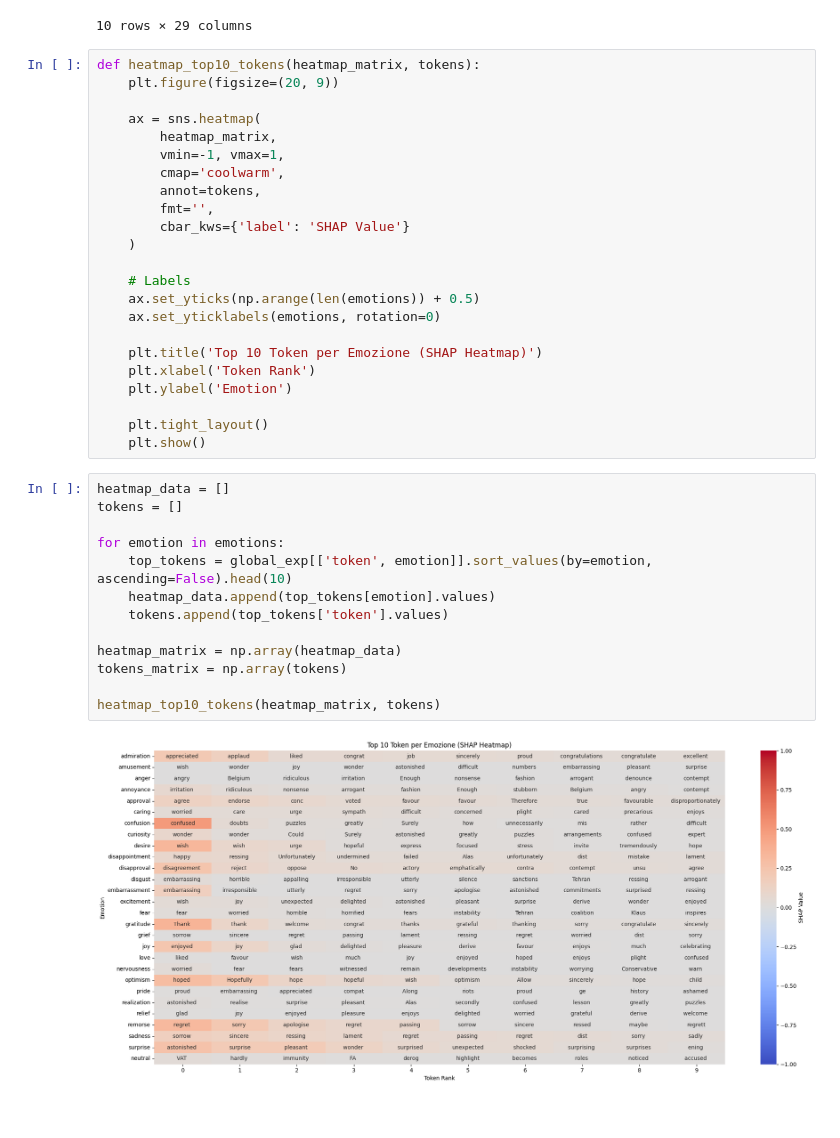
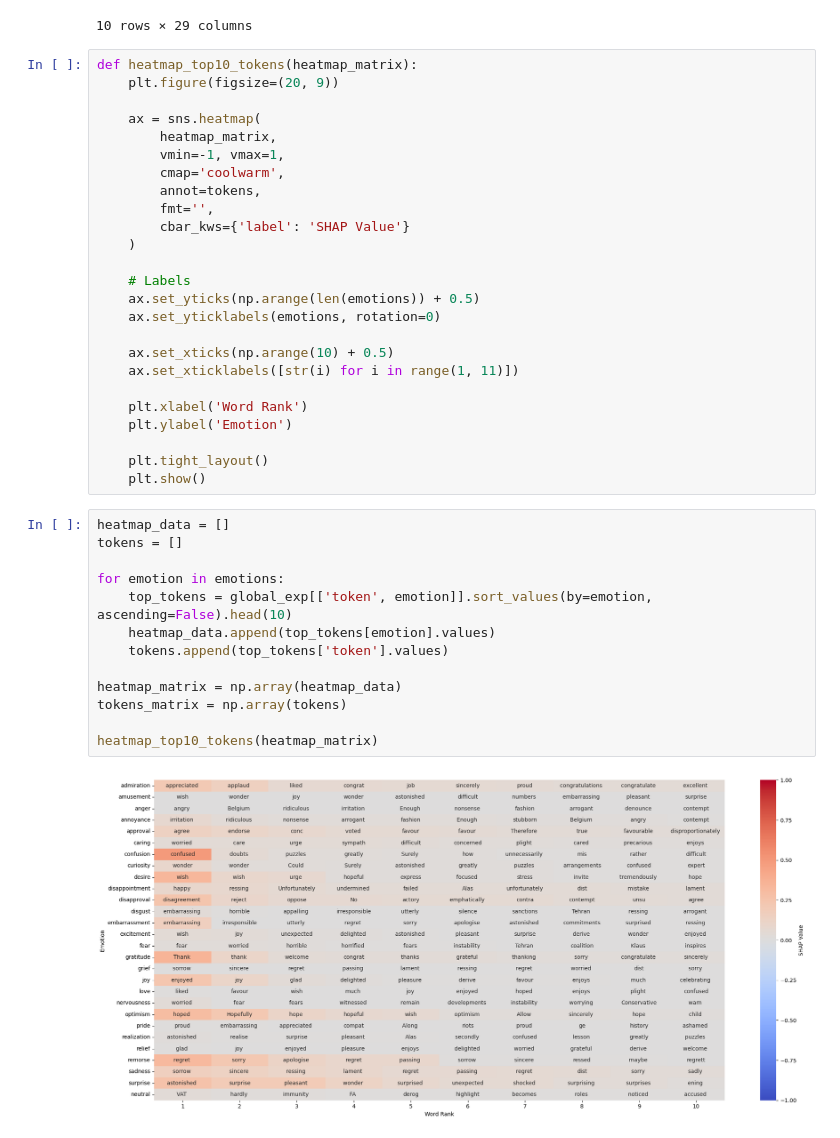
Before and after one commit to MatteoBisotti/nlp_project, a Jupyter notebook: notebooks/politics_analysis.ipynb, the cells around one changed output. Drawn from its saved outputs; the diff is of its cells as text.

```diff
--- a/notebooks/politics_analysis.ipynb
+++ b/notebooks/politics_analysis.ipynb
@@ -301,7 +315,7 @@ global_exp.sort_values(by='anger', ascending=False).head(10)
 | 2515 | contempt | -0.000185 | -0.000152 | 0.002226 | 0.015128 | -0.001572 | -0.000008 | -0.000212 | -0.000025 | -0.000064 | ... |
 10 rows × 29 columns
 # %%
-def heatmap_top10_tokens(heatmap_matrix, tokens):
+def heatmap_top10_tokens(heatmap_matrix):
     plt.figure(figsize=(20, 9))
 
     ax = sns.heatmap(
@@ -317,8 +331,10 @@ def heatmap_top10_tokens(heatmap_matrix, tokens):
     ax.set_yticks(np.arange(len(emotions)) + 0.5)
     ax.set_yticklabels(emotions, rotation=0)
 
-    plt.title('Top 10 Token per Emozione (SHAP Heatmap)')
-    plt.xlabel('Token Rank')
+    ax.set_xticks(np.arange(10) + 0.5)
+    ax.set_xticklabels([str(i) for i in range(1, 11)])
+
+    plt.xlabel('Word Rank')
     plt.ylabel('Emotion')
 
     plt.tight_layout()
@@ -326,15 +342,15 @@ def heatmap_top10_tokens(heatmap_matrix, tokens):
 # %%
 heatmap_data = []
 tokens = []
 
 for emotion in emotions:
     top_tokens = global_exp[['token', emotion]].sort_values(by=emotion, ascending=False).head(10)
     heatmap_data.append(top_tokens[emotion].values)
     tokens.append(top_tokens['token'].values)
 
 heatmap_matrix = np.array(heatmap_data)
 tokens_matrix = np.array(tokens)
 
-heatmap_top10_tokens(heatmap_matrix, tokens)
+heatmap_top10_tokens(heatmap_matrix)
 # %% [output]
-[figure, old version]
+[figure, new version]
```
Also changed, not shown: parts of 3 cells of this notebook, 12 other files.
